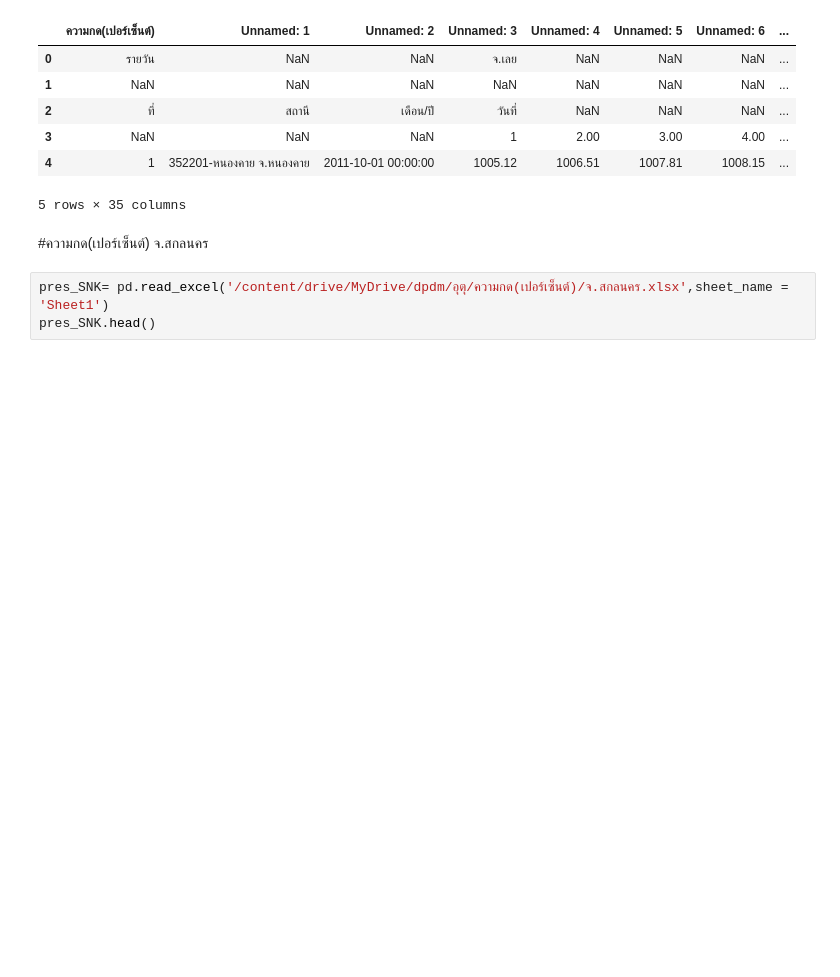
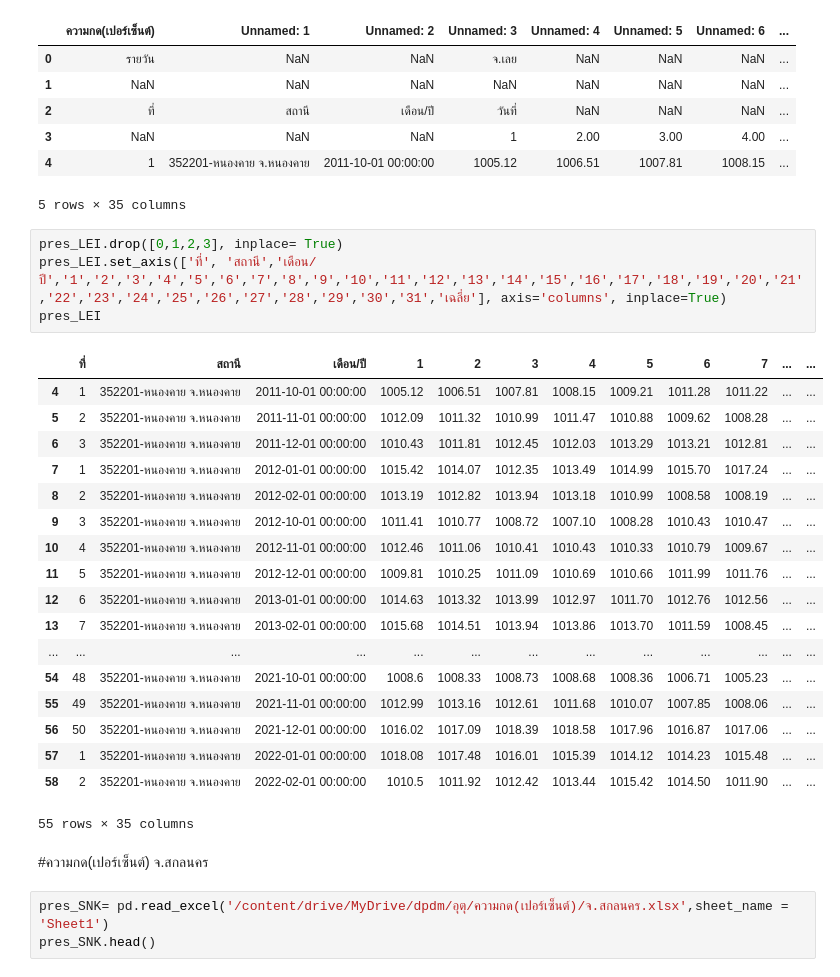
Before and after one commit to Aomaphisara/bsc_dpdm22, a Jupyter notebook: Quiz_Group_5_20_of_Midterm.ipynb, the cells around one changed output. Saved outputs shown, nothing was run; the diff lists cells and outputs as text; blank space fills up the shorter version.

```diff
--- a/Quiz_Group_5_20_of_Midterm.ipynb
+++ b/Quiz_Group_5_20_of_Midterm.ipynb
@@ -58,6 +108,29 @@ pres_LEI.head()
 | 3 | NaN | NaN | NaN | 1 | 2.00 | 3.00 | 4.00 | ... |
 | 4 | 1 | 352201-หนองคาย จ.หนองคาย | 2011-10-01 00:00:00 | 1005.12 | 1006.51 | 1007.81 | 1008.15 | ... |
 5 rows × 35 columns
+# %%
+pres_LEI.drop([0,1,2,3], inplace= True)
+pres_LEI.set_axis(['ที่', 'สถานี','เดือน/ปี','1','2','3','4','5','6','7','8','9','10','11','12','13','14','15','16','17','18','19','20','21','22','23','24','25','26','27','28','29','30','31','เฉลี่ย'], axis='columns', inplace=True)
+pres_LEI
+# %% [output]
+|  | ที่ | สถานี | เดือน/ปี | 1 | 2 | 3 | 4 | 5 | 6 | 7 | ... | ... |
+| 4 | 1 | 352201-หนองคาย จ.หนองคาย | 2011-10-01 00:00:00 | 1005.12 | 1006.51 | 1007.81 | 1008.15 | 1009.21 | 1011.28 | 1011.22 | ... | ... |
+| 5 | 2 | 352201-หนองคาย จ.หนองคาย | 2011-11-01 00:00:00 | 1012.09 | 1011.32 | 1010.99 | 1011.47 | 1010.88 | 1009.62 | 1008.28 | ... | ... |
+| 6 | 3 | 352201-หนองคาย จ.หนองคาย | 2011-12-01 00:00:00 | 1010.43 | 1011.81 | 1012.45 | 1012.03 | 1013.29 | 1013.21 | 1012.81 | ... | ... |
+| 7 | 1 | 352201-หนองคาย จ.หนองคาย | 2012-01-01 00:00:00 | 1015.42 | 1014.07 | 1012.35 | 1013.49 | 1014.99 | 1015.70 | 1017.24 | ... | ... |
+| 8 | 2 | 352201-หนองคาย จ.หนองคาย | 2012-02-01 00:00:00 | 1013.19 | 1012.82 | 1013.94 | 1013.18 | 1010.99 | 1008.58 | 1008.19 | ... | ... |
+| 9 | 3 | 352201-หนองคาย จ.หนองคาย | 2012-10-01 00:00:00 | 1011.41 | 1010.77 | 1008.72 | 1007.10 | 1008.28 | 1010.43 | 1010.47 | ... | ... |
+| 10 | 4 | 352201-หนองคาย จ.หนองคาย | 2012-11-01 00:00:00 | 1012.46 | 1011.06 | 1010.41 | 1010.43 | 1010.33 | 1010.79 | 1009.67 | ... | ... |
+| 11 | 5 | 352201-หนองคาย จ.หนองคาย | 2012-12-01 00:00:00 | 1009.81 | 1010.25 | 1011.09 | 1010.69 | 1010.66 | 1011.99 | 1011.76 | ... | ... |
+| 12 | 6 | 352201-หนองคาย จ.หนองคาย | 2013-01-01 00:00:00 | 1014.63 | 1013.32 | 1013.99 | 1012.97 | 1011.70 | 1012.76 | 1012.56 | ... | ... |
+| 13 | 7 | 352201-หนองคาย จ.หนองคาย | 2013-02-01 00:00:00 | 1015.68 | 1014.51 | 1013.94 | 1013.86 | 1013.70 | 1011.59 | 1008.45 | ... | ... |
+| ... | ... | ... | ... | ... | ... | ... | ... | ... | ... | ... | ... | ... |
+| 54 | 48 | 352201-หนองคาย จ.หนองคาย | 2021-10-01 00:00:00 | 1008.6 | 1008.33 | 1008.73 | 1008.68 | 1008.36 | 1006.71 | 1005.23 | ... | ... |
+| 55 | 49 | 352201-หนองคาย จ.หนองคาย | 2021-11-01 00:00:00 | 1012.99 | 1013.16 | 1012.61 | 1011.68 | 1010.07 | 1007.85 | 1008.06 | ... | ... |
+| 56 | 50 | 352201-หนองคาย จ.หนองคาย | 2021-12-01 00:00:00 | 1016.02 | 1017.09 | 1018.39 | 1018.58 | 1017.96 | 1016.87 | 1017.06 | ... | ... |
+| 57 | 1 | 352201-หนองคาย จ.หนองคาย | 2022-01-01 00:00:00 | 1018.08 | 1017.48 | 1016.01 | 1015.39 | 1014.12 | 1014.23 | 1015.48 | ... | ... |
+| 58 | 2 | 352201-หนองคาย จ.หนองคาย | 2022-02-01 00:00:00 | 1010.5 | 1011.92 | 1012.42 | 1013.44 | 1015.42 | 1014.50 | 1011.90 | ... | ... |
+55 rows × 35 columns
 # %% [markdown]
 #ความกด(เปอร์เซ็นต์) จ.สกลนคร
 # %%
```
Also changed, not shown: parts of 9 cells of this notebook.
